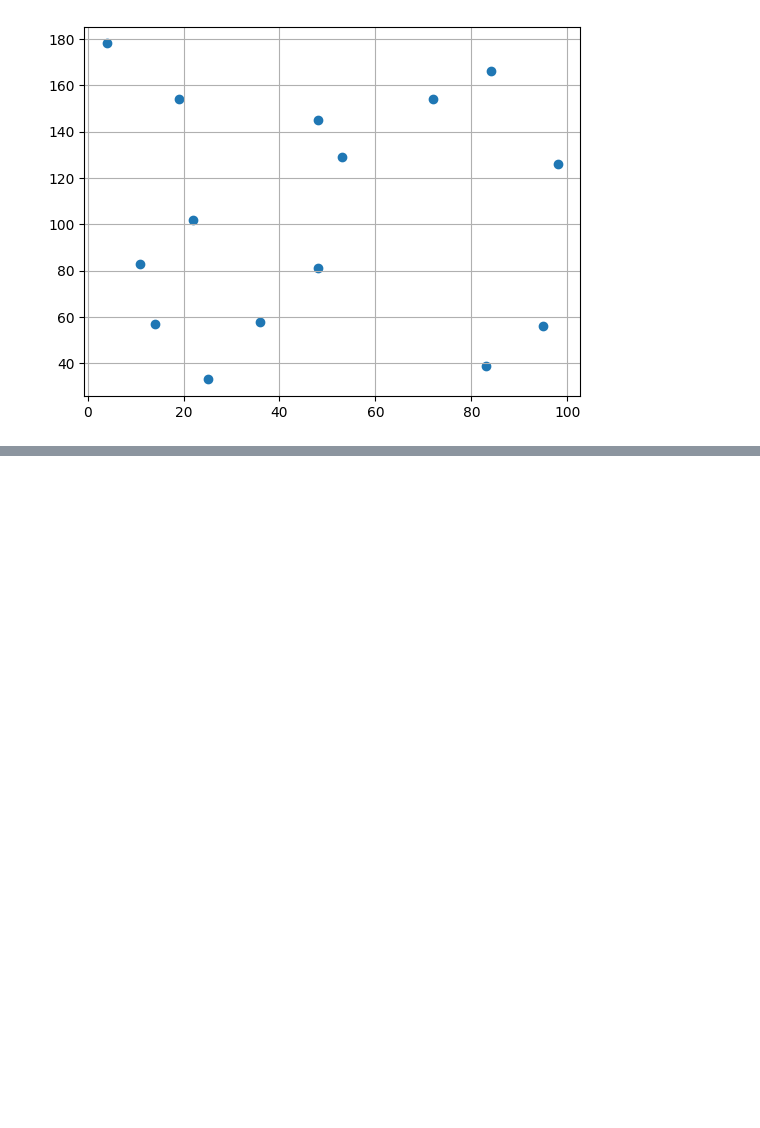
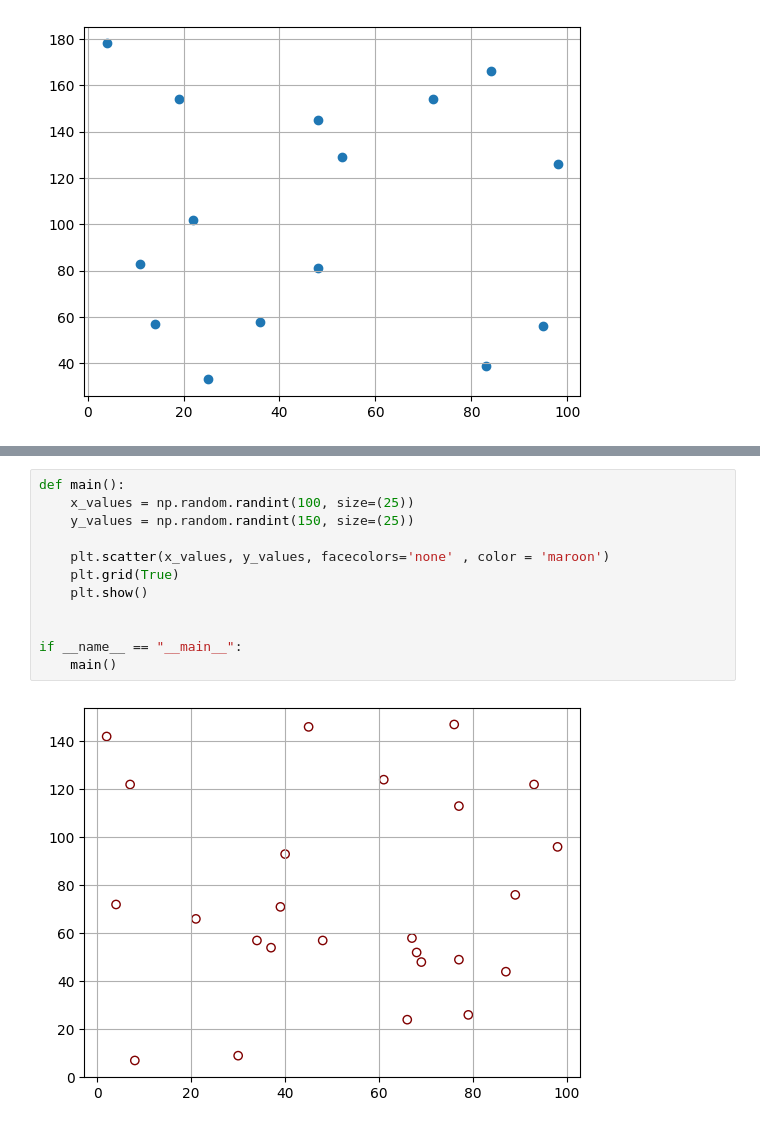
Before and after one commit to ayush-prajapati01/Python-Libraries, a Jupyter notebook: Matplotlib_Programs/scatterplot_programs.ipynb, the cells around one changed output, grey strips where cells are left out. Saved outputs shown, nothing was run; the diff lists cells and outputs as text; blank space fills up the shorter version.

Commit message:
[Ayush] Add: Python program to draw a scatter plot with empty circles taking a random distribution in X and Y and plotted against each other.

```diff
--- a/Matplotlib_Programs/scatterplot_programs.ipynb
+++ b/Matplotlib_Programs/scatterplot_programs.ipynb
@@ -31,0 +35,14 @@ if __name__ == "__main__":
+# %%
+def main():
+    x_values = np.random.randint(100, size=(25))
+    y_values = np.random.randint(150, size=(25))
+
+    plt.scatter(x_values, y_values, facecolors='none' , color = 'maroon')
+    plt.grid(True)
+    plt.show()
+
+
+if __name__ == "__main__":
+    main()
+# %% [output]
+[figure, added]
```
Also changed, not shown: parts of 1 cell of this notebook.
